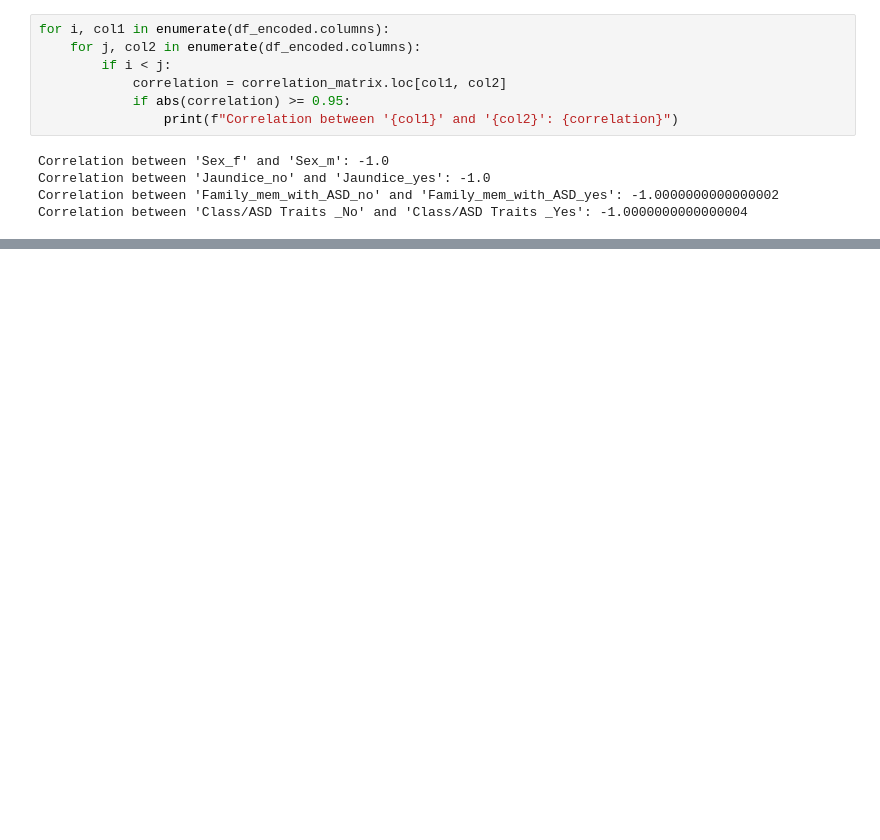
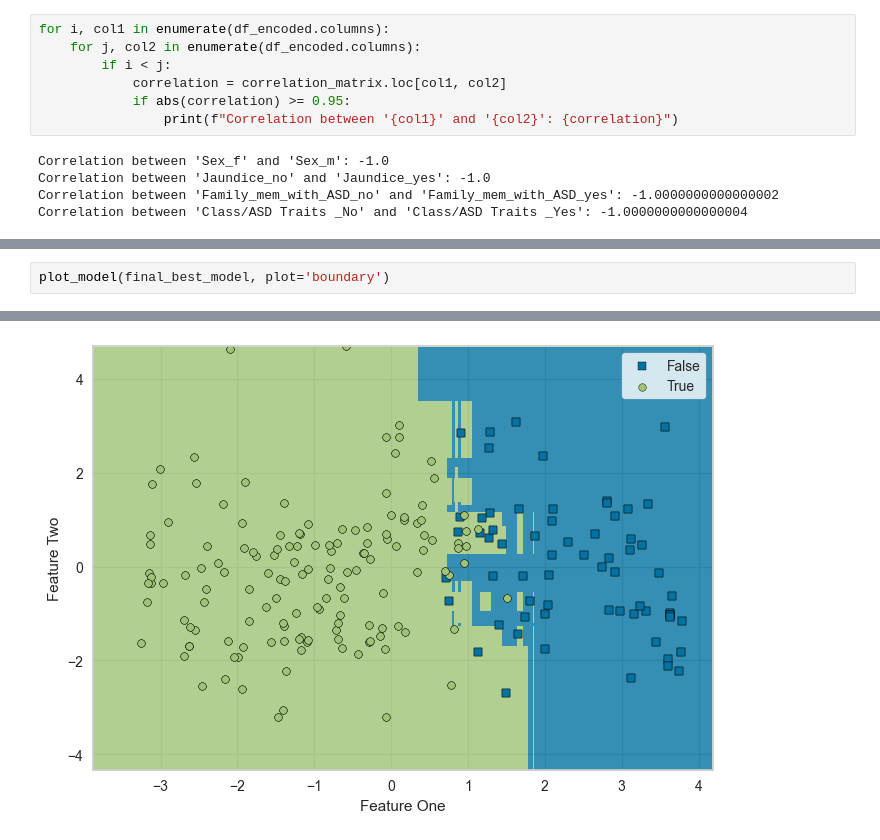
Before and after one commit to Davide64-dev/FEUP_IA_ASD, a Jupyter notebook: iart.ipynb, the cells around one changed output, grey strips where cells are left out. Drawn from its saved outputs; the diff is of its cells as text; blank space fills up the shorter version.

```diff
--- a/iart.ipynb
+++ b/iart.ipynb
@@ -141,0 +325,3 @@ Name: count, dtype: int64
+# %%
+plot_model(final_best_model, plot='boundary')
+# %% [output]
@@ -141,0 +329 @@ Name: count, dtype: int64
+[figure, added]
```
Also changed, not shown: parts of 18 cells of this notebook.
